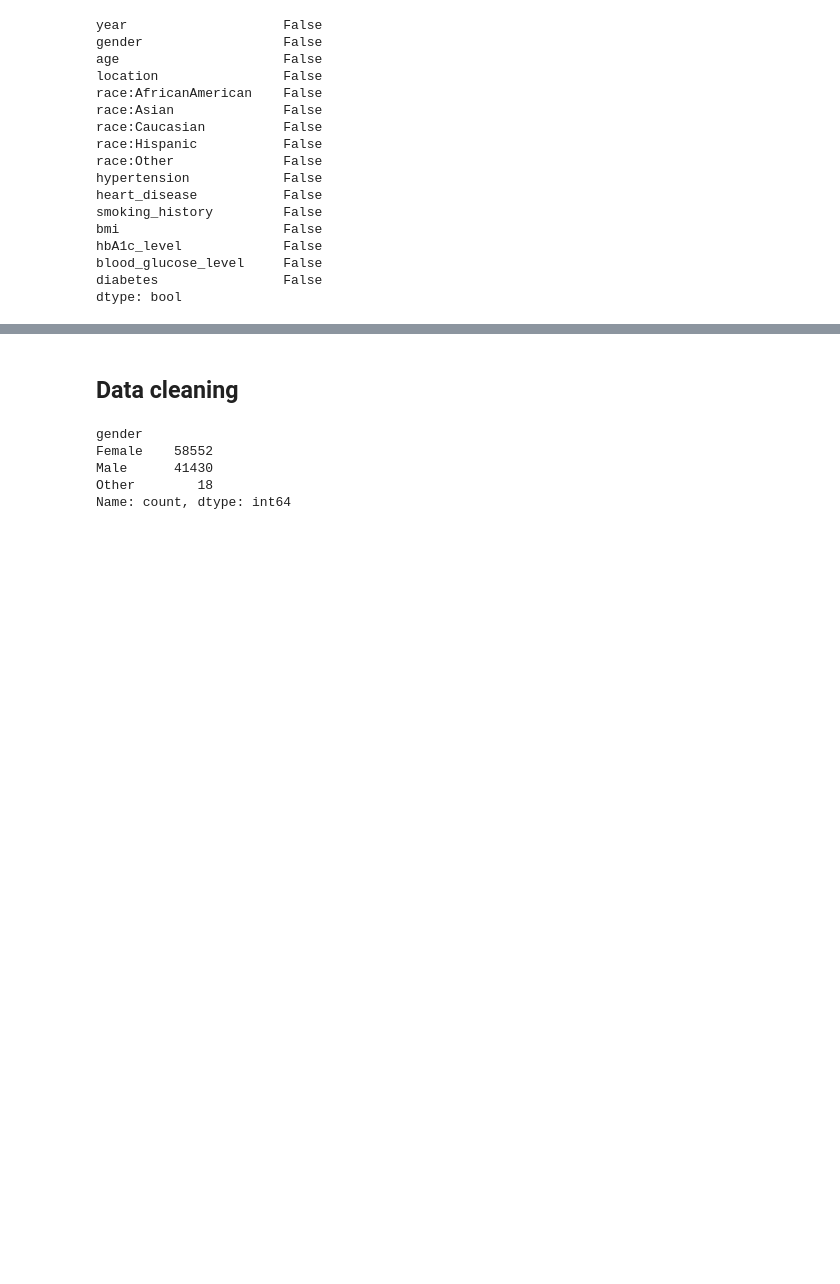
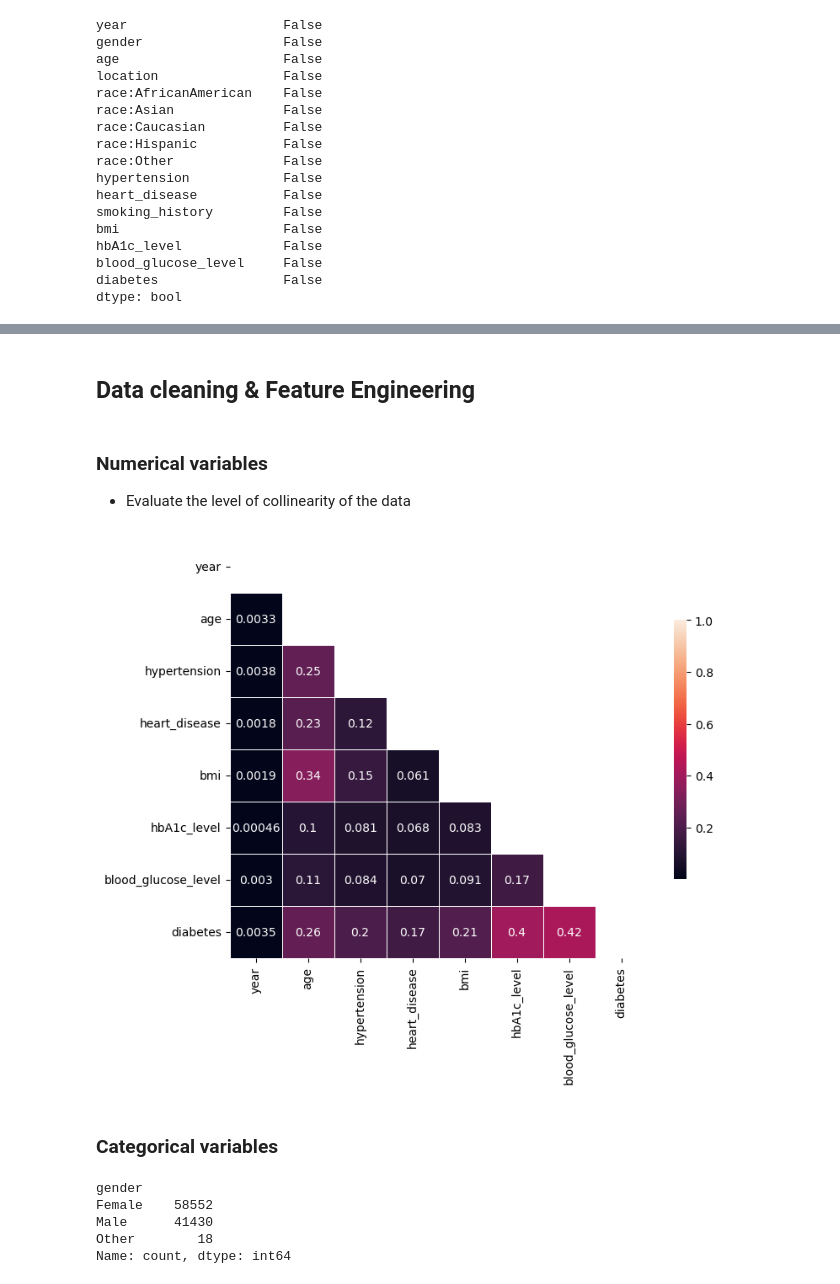
Before and after one commit to TebasMartinez/mini-project-ml-predictive-model-development-and-analysis, a Jupyter notebook: main.ipynb, the cells around one changed output, grey strips where cells are left out. Saved outputs shown, nothing was run; the diff lists cells and outputs as text; code cells hidden in the pictures; blank space fills up the shorter version.

```diff
--- a/main.ipynb
+++ b/main.ipynb
@@ -105,7 +113,36 @@ df.describe()
 | 75% | 2019.000000 | 60.000000 | 0.000000 | 0.000000 | 0.000000 | 0.00000 | 0.000000 | ... |
 | max | 2022.000000 | 80.000000 | 1.000000 | 1.000000 | 1.000000 | 1.00000 | 1.000000 | ... |
 # %% [markdown]
-## Data cleaning
+## Data cleaning & Feature Engineering
+# %% [markdown]
+### Numerical variables
+- Evaluate the level of collinearity of the data
+# %%
+dfnum = df.select_dtypes('number').drop(columns=[
+    'race:AfricanAmerican',
+    'race:Asian',
+    'race:Caucasian',
+    'race:Hispanic',
+    'race:Other'])
+
+corr=np.abs(dfnum.corr())
+
+#Set up mask for triangle representation
+mask = np.zeros_like(corr, dtype=bool)
+mask[np.triu_indices_from(mask)] = True
+
+# Set up the matplotlib figure
+f, ax = plt.subplots(figsize=(8, 8))
+# Generate a custom diverging colormap
+cmap = sns.diverging_palette(220, 10, as_cmap=True)
+# Draw the heatmap with the mask and correct aspect ratio
+sns.heatmap(corr, mask=mask,  vmax=1,square=True, linewidths=.5, cbar_kws={"shrink": .5},annot = corr)
+
+plt.show()
+# %% [output]
+[figure, added]
+# %% [markdown]
+### Categorical variables
 # %%
 df['gender'].value_counts()
 # %% [output]
```
Also changed, not shown: parts of 65 cells of this notebook.
